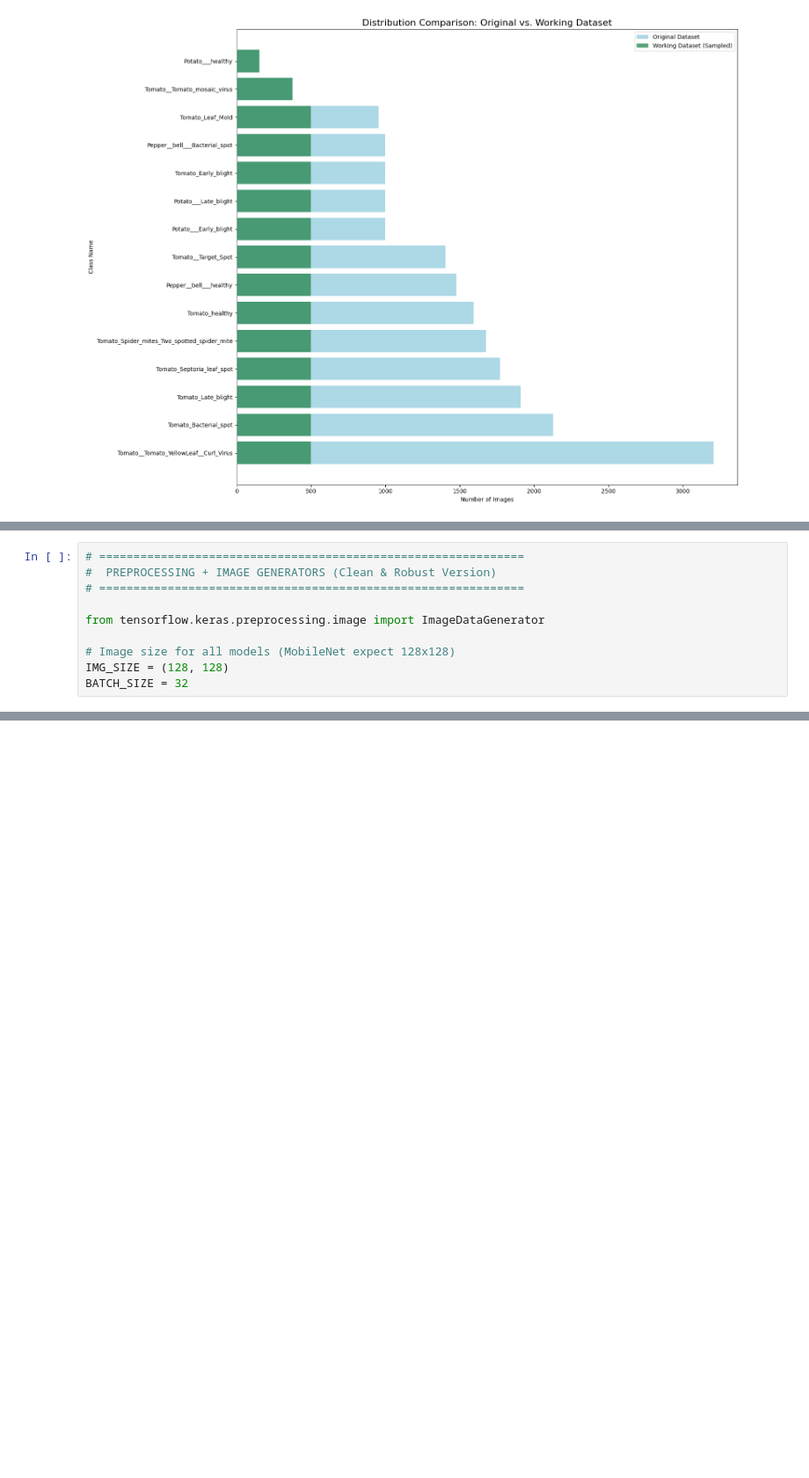
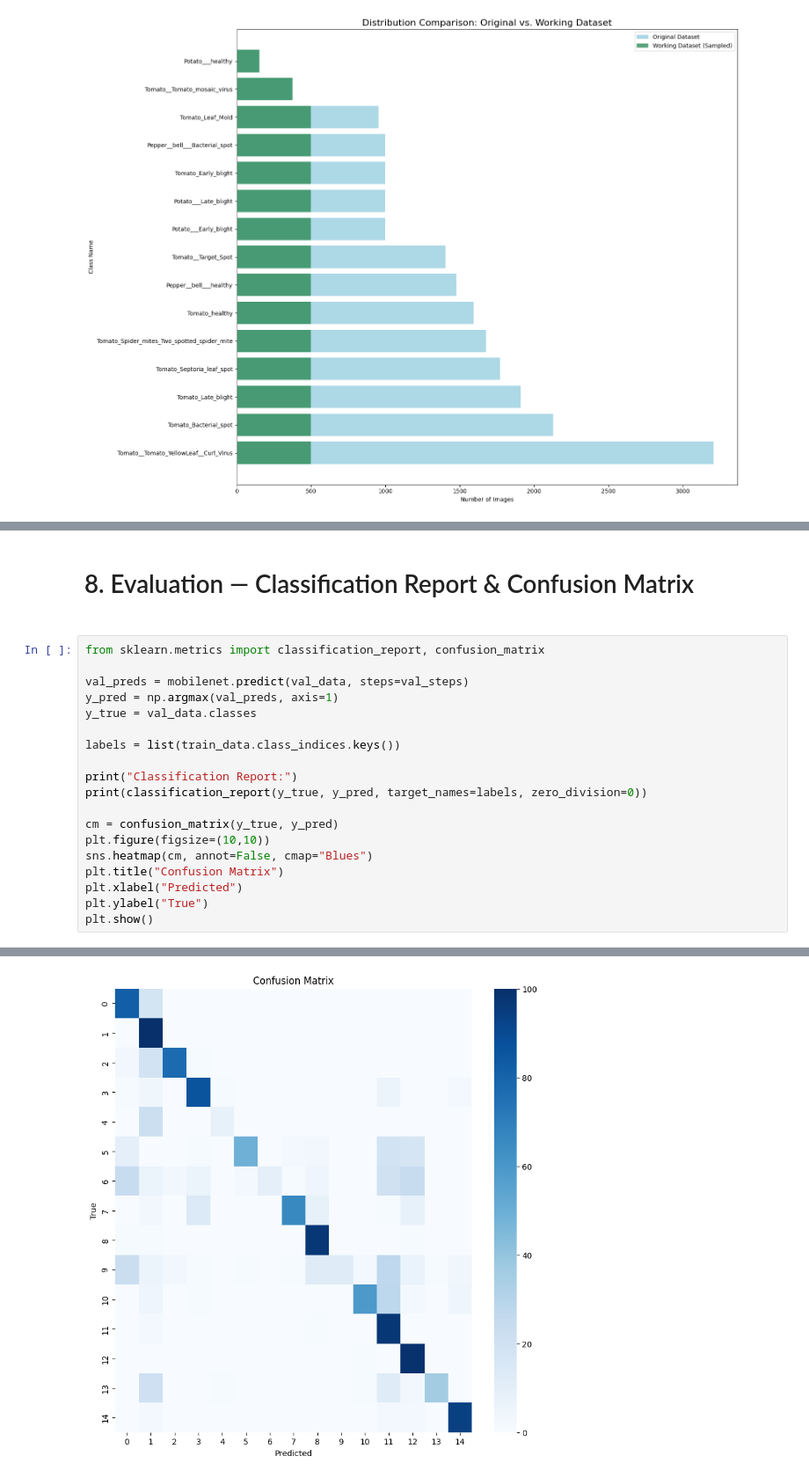
Before and after one commit to SamikshKodgire/AAI521_SmartVisionAgri, a Jupyter notebook: AAI_521_SKodgire_FinalProject.ipynb, the cells around one changed output, grey strips where cells are left out. Shown at 88% size. Drawn from its saved outputs; the diff is of its cells as text; blank space fills up the shorter version.

```diff
--- a/AAI_521_SKodgire_FinalProject.ipynb
+++ b/AAI_521_SKodgire_FinalProject.ipynb
@@ -374,10 +338,0 @@ Dataset trimmed successfully.
-# %%
-# ==============================================================
-#  PREPROCESSING + IMAGE GENERATORS (Clean & Robust Version)
-# ==============================================================
-
-from tensorflow.keras.preprocessing.image import ImageDataGenerator
-
-# Image size for all models (MobileNet expect 128x128)
-IMG_SIZE = (128, 128)
-BATCH_SIZE = 32
@@ -620,0 +594,24 @@ I have now used Grad-CAM to visualize which regions of the image influence predi
+# %% [markdown]
+#
+# 8. Evaluation — Classification Report & Confusion Matrix
+#
+# %%
+from sklearn.metrics import classification_report, confusion_matrix
+
+val_preds = mobilenet.predict(val_data, steps=val_steps)
+y_pred = np.argmax(val_preds, axis=1)
+y_true = val_data.classes
+
+labels = list(train_data.class_indices.keys())
+
+print("Classification Report:")
+print(classification_report(y_true, y_pred, target_names=labels, zero_division=0))
+
+cm = confusion_matrix(y_true, y_pred)
+plt.figure(figsize=(10,10))
+sns.heatmap(cm, annot=False, cmap="Blues")
+plt.title("Confusion Matrix")
+plt.xlabel("Predicted")
+plt.ylabel("True")
+plt.show()
+# %% [output]
@@ -620,0 +635 @@ I have now used Grad-CAM to visualize which regions of the image influence predi
+[figure, added]
```
Also changed, not shown: parts of 28 cells of this notebook.
